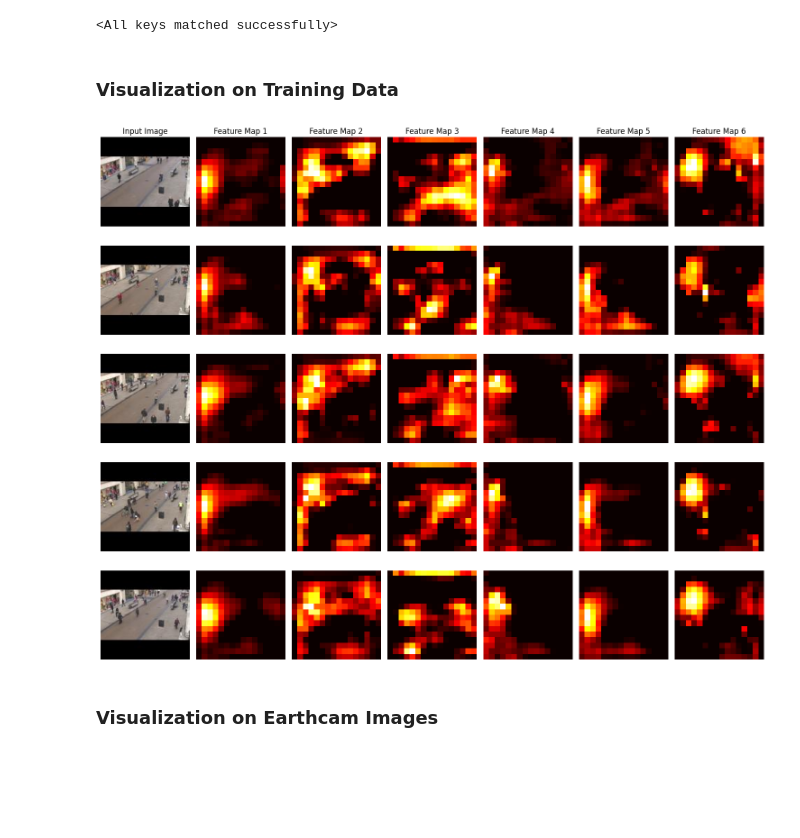
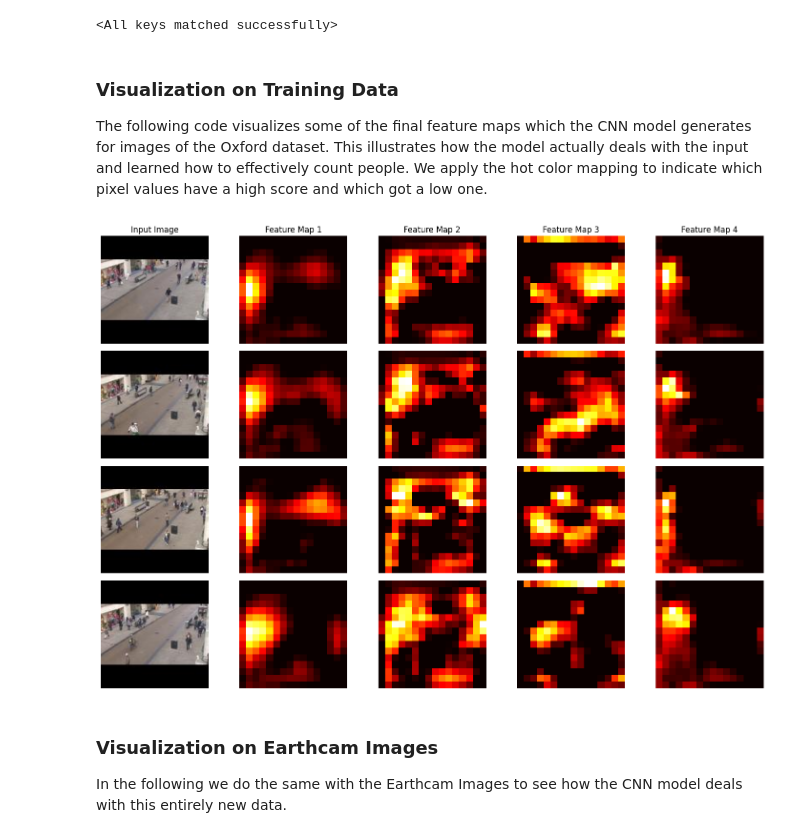
Before and after one commit to Raphaaella/CNN-to-Evaluate-Social-Distancing-Measures, a Jupyter notebook: 01_code/2_Count_CNN_model/feature_visualization.ipynb, the cells around one changed output. Saved outputs shown, nothing was run; the diff lists cells and outputs as text; code cells hidden in the pictures; blank space fills up the shorter version.

```diff
--- a/01_code/2_Count_CNN_model/feature_visualization.ipynb
+++ b/01_code/2_Count_CNN_model/feature_visualization.ipynb
@@ -92,5 +94,3 @@ model_weights_path = "/kaggle/input/deeplearningproject/data_analysis/data_analy
 cnn_model.load_state_dict(torch.load(model_weights_path, map_location=torch.device(device)))
 # %% [output]
 <All keys matched successfully>
-# %% [markdown]
-### Visualization on Training Data
@@ -108,55 +97,67 @@ preprocess = transforms.Compose([
+# %% [markdown]
+### Visualization on Training Data
+The following code visualizes some of the final feature maps which the CNN model generates for images of the Oxford dataset. This illustrates how the model actually deals with the input and learned how to effectively count people. We apply the hot color mapping to indicate which pixel values have a high score and which got a low one.
 # %%
+# set the path in which oxford images are stored
+folder_paths_training = {
+    'Oxford': '/kaggle/input/deeplearningproject/data_model/data_model/oxford_imgs'
+}
+
+# define image preprocessing steps
+preprocess = transforms.Compose([
+    transforms.ToTensor(),
+    transforms.Normalize(mean=(0.485, 0.456, 0.406), std=(0.229, 0.224, 0.225))
+])
+
 def visualize_features_and_inputs(model, num_images=5, num_maps=5):
-    model.eval()  # Set the model to evaluation mode
+    model.eval()  # set the model to evaluation mode
 
-    # Collect a list of all images from the folders
-    all_image_files = []
+    all_image_files = [] # create empty list in which image files get stored
     for training_set, image_dir in folder_paths_training.items():
+        # loop through all files and append the filenames to list
         for filename in os.listdir(image_dir):
             if filename.endswith(".jpg"):
                 all_image_files.append((training_set, os.path.join(image_dir, filename)))
 
-    # Randomly sample the specified number of images
+    # randomly sample the specified number of images
     selected_images = random.sample(all_image_files, num_images)
 
-    fig, axes = plt.subplots(num_images, num_maps + 1, figsize=(15, 2.5 * num_images))  # +1 for the input image
+    fig, axes = plt.subplots(num_images, num_maps + 1, figsize=(15, 2.5 * num_images))
 
+    # loop through the selected images and visualize the actual image and the feature maps
     for idx, (training_set, image_path) in enumerate(selected_images):
         image = Image.open(image_path).convert('RGB')
-        image_tensor = preprocess(image).unsqueeze(0).to(device)
+        image_tensor = preprocess(image).unsqueeze(0).to(device) # apply preprocessing
 
-        # Pass the image through the model to get the output and feature maps
+        # pass the image through the model to get the output and feature maps
         with torch.no_grad():
-            _, feature_maps = model(image_tensor)
-        feature_maps = feature_maps.cpu().data  # Move feature maps to CPU for visualization
+            _, feature_maps = model(image_tensor) # extract the feature maps
+        feature_maps = feature_maps.cpu().data  # move feature maps to CPU for visualization
 
-        # Convert the input image tensor back to numpy for visualization
+        # convert the input image tensor back to numpy for visualization
         image_np = image_tensor.squeeze(0).cpu().numpy().transpose(1, 2, 0)
-        image_np = image_np * np.array([0.229, 0.224, 0.225]) + np.array([0.485, 0.456, 0.406])  # Undo normalization
+        # undo normalization for the visualization
+        image_np = image_np * np.array([0.229, 0.224, 0.225]) + np.array([0.485, 0.456, 0.406])
 
-        # Display the input image
+        # display the input image
         axes[idx, 0].imshow(image_np)
         axes[idx, 0].set_title('Input Image' if idx == 0 else '')
         axes[idx, 0].axis('off')
 
-        # Display feature maps
+        # display feature maps
         for i in range(num_maps):
-            if i < feature_maps.size(1):  # Ensure there are enough feature maps
-                fmap = feature_maps[0, i]  # Extract feature map for current image
-                # Normalize the feature map to [0, 1] range
+            if i < feature_maps.size(1):
+                fmap = feature_maps[0, i]  # extract feature map for the current image
+                # normalize the feature map to [0, 1] range
                 fmap = (fmap - fmap.min()) / (fmap.max() - fmap.min())
-                axes[idx, i + 1].imshow(fmap.numpy(), cmap='hot', vmin=0, vmax=1)
-                axes[idx, i + 1].set_title(f'Feature Map {i+1}' if idx == 0 else '')
+                axes[idx, i + 1].imshow(fmap.numpy(), cmap='hot', vmin=0, vmax=1) # set the ranges for the color mapping
+                axes[idx, i + 1].set_title(f'Feature Map {i+1}' if idx == 0 else '') # set the title
                 axes[idx, i + 1].axis('off')
             else:
-                axes[idx, i + 1].axis('off')  # Hide unused axes if there are fewer feature maps
-
+                axes[idx, i + 1].axis('off')
     plt.tight_layout()
     plt.show()
 
-# Call the visualization function specifying the number of images and feature maps
-visualize_features_and_inputs(cnn_model, num_images=5, num_maps=6)
+visualize_features_and_inputs(cnn_model, num_images=4, num_maps=4)
 # %% [output]
-[figure, old version]
+[figure, new version]
-# %% [markdown]
-### Visualization on Earthcam Images
@@ -175 +164,4 @@ preprocess = transforms.Compose([
+# %% [markdown]
+### Visualization on Earthcam Images
+In the following we do the same with the Earthcam Images to see how the CNN model deals with this entirely new data.
 # %%
```
Also changed, not shown: parts of 5 cells of this notebook.
